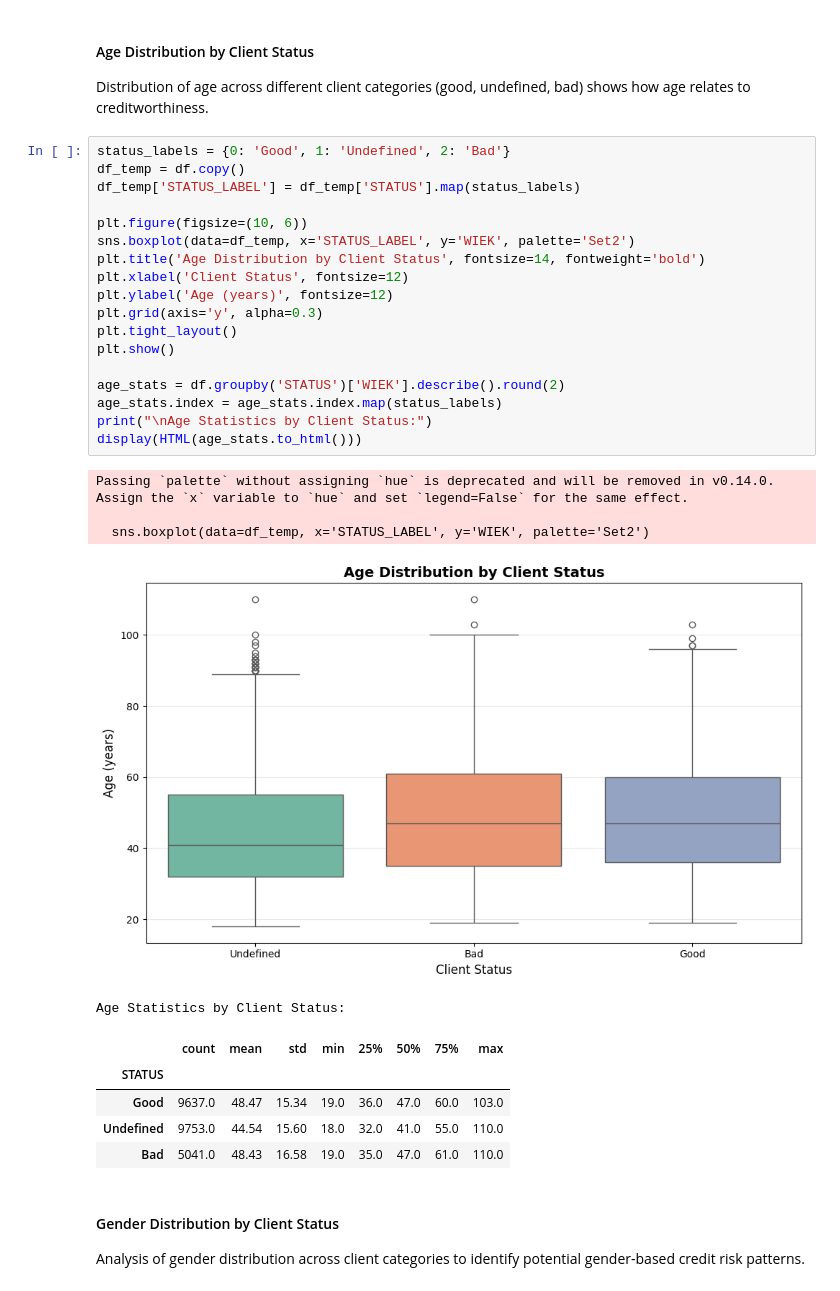
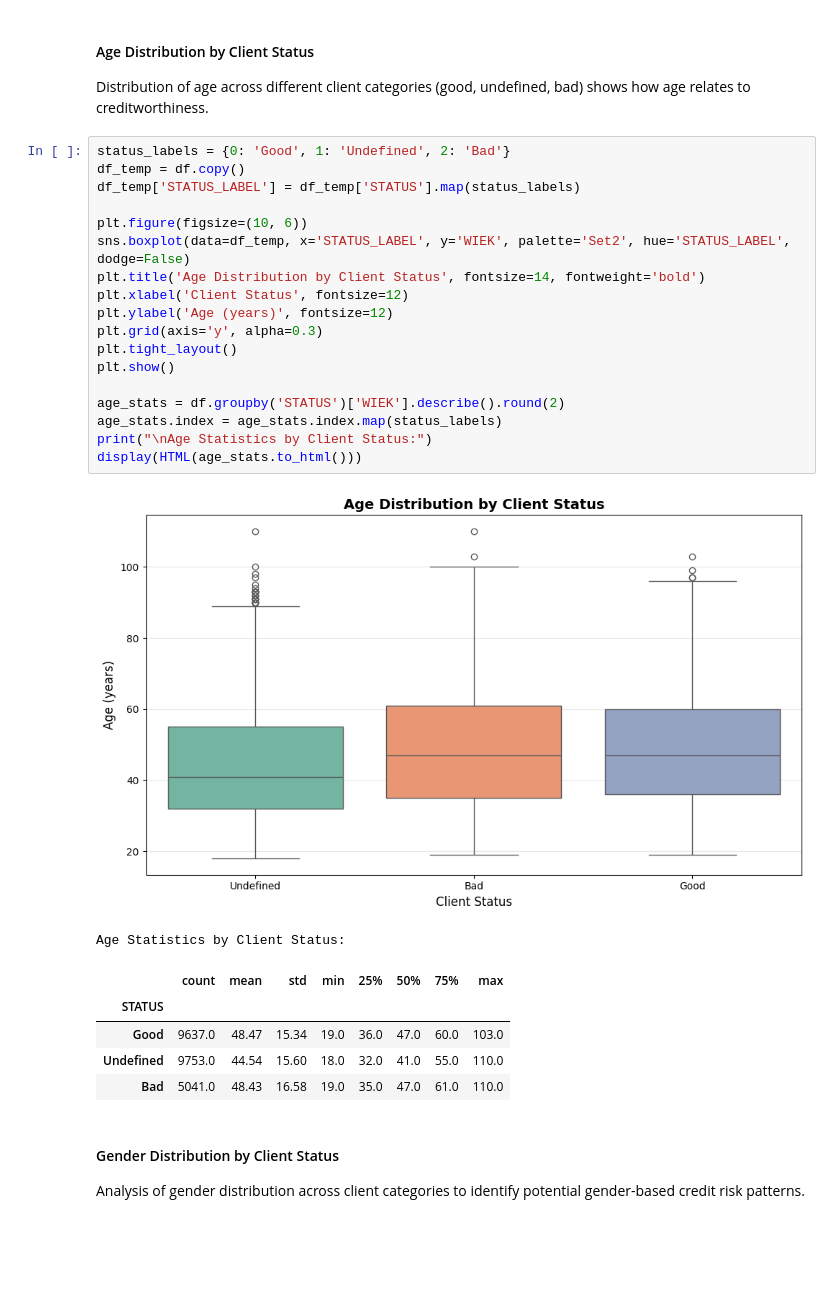
Before and after one commit to SzymonOrynczakStudent/credit-scoring-classification, a Jupyter notebook: credit-scoring.ipynb, the cells around one changed output. Drawn from its saved outputs; the diff is of its cells as text; blank space fills up the shorter version.

```diff
--- a/credit-scoring.ipynb
+++ b/credit-scoring.ipynb
@@ -151,27 +149,24 @@ Distribution of age across different client categories (good, undefined, bad) sh
 # %%
 status_labels = {0: 'Good', 1: 'Undefined', 2: 'Bad'}
 df_temp = df.copy()
 df_temp['STATUS_LABEL'] = df_temp['STATUS'].map(status_labels)
 
 plt.figure(figsize=(10, 6))
-sns.boxplot(data=df_temp, x='STATUS_LABEL', y='WIEK', palette='Set2')
+sns.boxplot(data=df_temp, x='STATUS_LABEL', y='WIEK', palette='Set2', hue='STATUS_LABEL', dodge=False)
 plt.title('Age Distribution by Client Status', fontsize=14, fontweight='bold')
 plt.xlabel('Client Status', fontsize=12)
 plt.ylabel('Age (years)', fontsize=12)
 plt.grid(axis='y', alpha=0.3)
 plt.tight_layout()
 plt.show()
 
 age_stats = df.groupby('STATUS')['WIEK'].describe().round(2)
 age_stats.index = age_stats.index.map(status_labels)
 print("\nAge Statistics by Client Status:")
 display(HTML(age_stats.to_html()))
 # %% [output]
+[figure]
-Passing `palette` without assigning `hue` is deprecated and will be removed in v0.14.0. Assign the `x` variable to `hue` and set `legend=False` for the same effect.
-
-  sns.boxplot(data=df_temp, x='STATUS_LABEL', y='WIEK', palette='Set2')
+Age Statistics by Client Status:
-[figure]
-Age Statistics by Client Status:
 |  | count | mean | std | min | 25% | 50% | 75% | max |
 | STATUS |  |  |  |  |  |  |  |  |
 | Good | 9637.0 | 48.47 | 15.34 | 19.0 | 36.0 | 47.0 | 60.0 | 103.0 |
```
Also changed, not shown: parts of 12 cells of this notebook, 2 other files.
